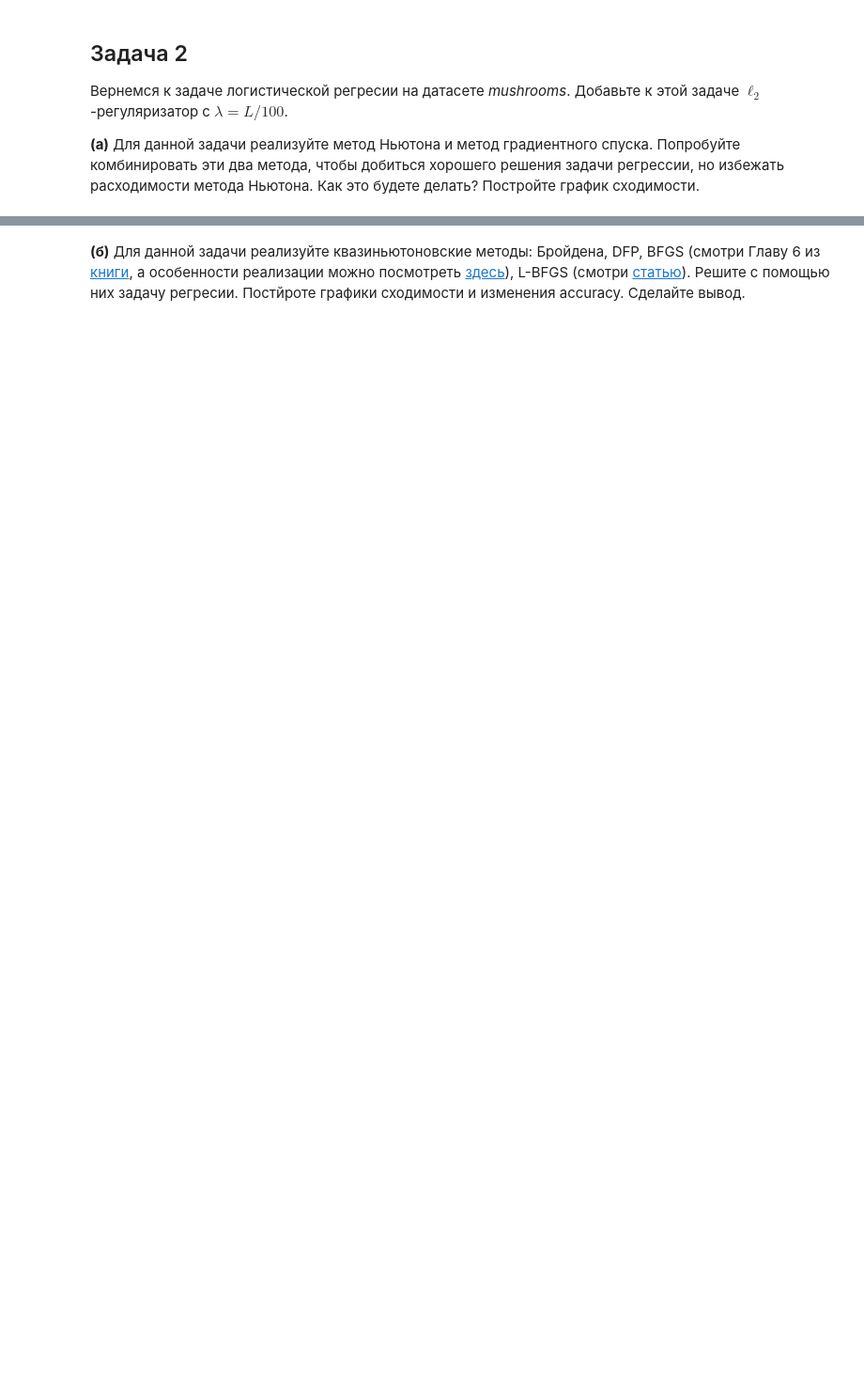
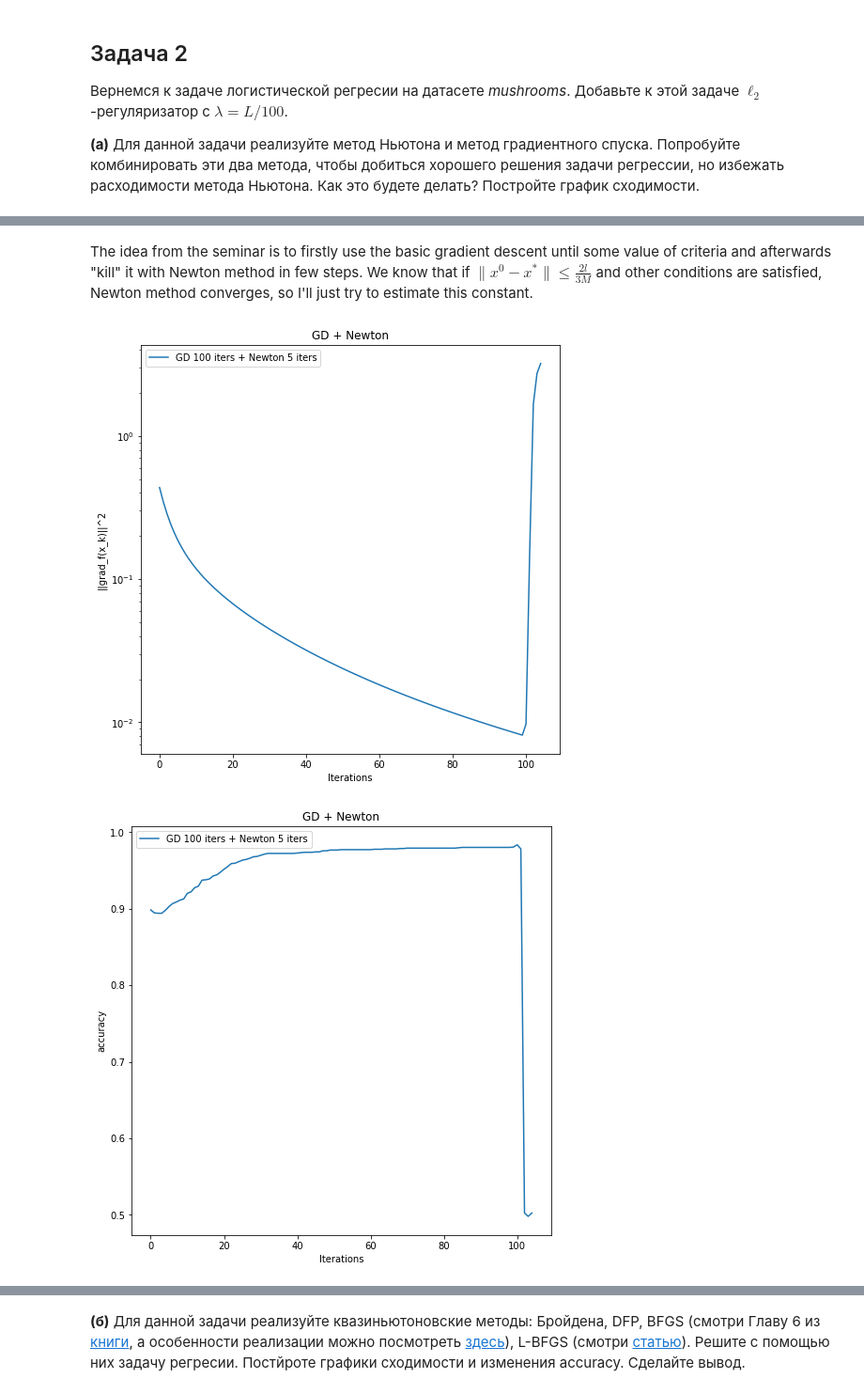
Before and after one commit to k2a07/MIPT-homeworks, a Jupyter notebook: Acharya_Kirill_Optimization_HW_9.ipynb, the cells around one changed output, grey strips where cells are left out. Shown at 94% size. Drawn from its saved outputs; the diff is of its cells as text; code cells hidden in the pictures; blank space fills up the shorter version.

```diff
--- a/Acharya_Kirill_Optimization_HW_9.ipynb
+++ b/Acharya_Kirill_Optimization_HW_9.ipynb
@@ -35,0 +262,40 @@ __(а)__ Для данной задачи реализуйте метод Нью
+# %% [markdown]
+The idea from the seminar is to firstly use the basic gradient descent until some value of criteria and afterwards "kill" it with Newton method in few steps. We know that if $\|x^0 - x^*\| \leq \frac{2l}{3M}$ and other conditions are satisfied, Newton method converges, so I'll just try to estimate this constant.
+# %%
+n_iter_gd = 100
+n_iter_newton = 5
+x_0 = np.zeros(args['d'])
+iter_list, points_list, differences_list, times_list, acc_list, labels_list = [], [], [], [], [], []
+
+def gamma_gd(k, f, grad_f, x_k, x_true, args):
+        return 1/args['L']
+
+gd = opt.NewtonOptimizer(
+                        logloss, logloss_grad, gamma_k = gamma_gd, criterium = '||grad_f(x_k)||',
+                        x_0 = x_0, n_iter = n_iter_gd, args = args, acc_k = log_acc
+                        )
+
+points_arr_1, differences_arr_1, times_arr_1, acc_arr_1 = gd.descent()
+
+newton = opt.NewtonOptimizer(
+                            logloss, logloss_grad, gamma_k = gamma_newton, criterium = '||grad_f(x_k)||',
+                            x_0 = points_arr_1[-1], n_iter = n_iter_newton, args = args, acc_k = log_acc,
+                            newton_activate = True, hessian_f = logloss_hess
+                            )
+
+points_arr_2, differences_arr_2, times_arr_2, acc_arr_2 = newton.descent()
+
+points_list.append(np.concatenate((points_arr_1, points_arr_2), axis=0))
+iter_list.append([i for i in range(len(points_arr_1) + len(points_arr_2))])
+differences_list.append(np.concatenate((differences_arr_1, differences_arr_2)))
+times_list.append(np.concatenate((times_arr_1, times_arr_2)))
+acc_list.append(np.concatenate((acc_arr_1, acc_arr_2)))
+labels_list.append(r'GD %i iters + Newton %i iters' % (n_iter_gd, n_iter_newton))
+
+opt.plot_graphs(iter_list, differences_list, x_label = "Iterations", lines_labels = labels_list, title = 'GD + Newton',
+                logscale = True, criteria_type = "||grad_f(x_k)||^2")
+opt.plot_graphs(iter_list, acc_list, x_label = "Iterations", lines_labels = labels_list, title = 'GD + Newton',
+                logscale = False, criteria_type = "accuracy")
+# %% [output]
+[figure, added]
+[figure, added]
```
Also changed, not shown: parts of 25 cells of this notebook, 1 other file.
